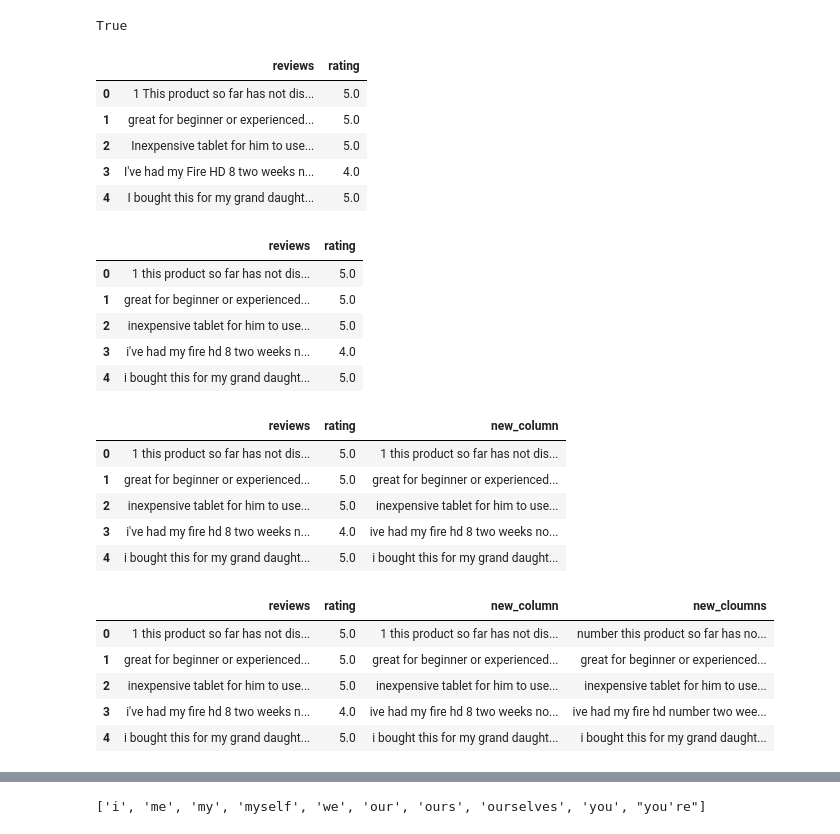
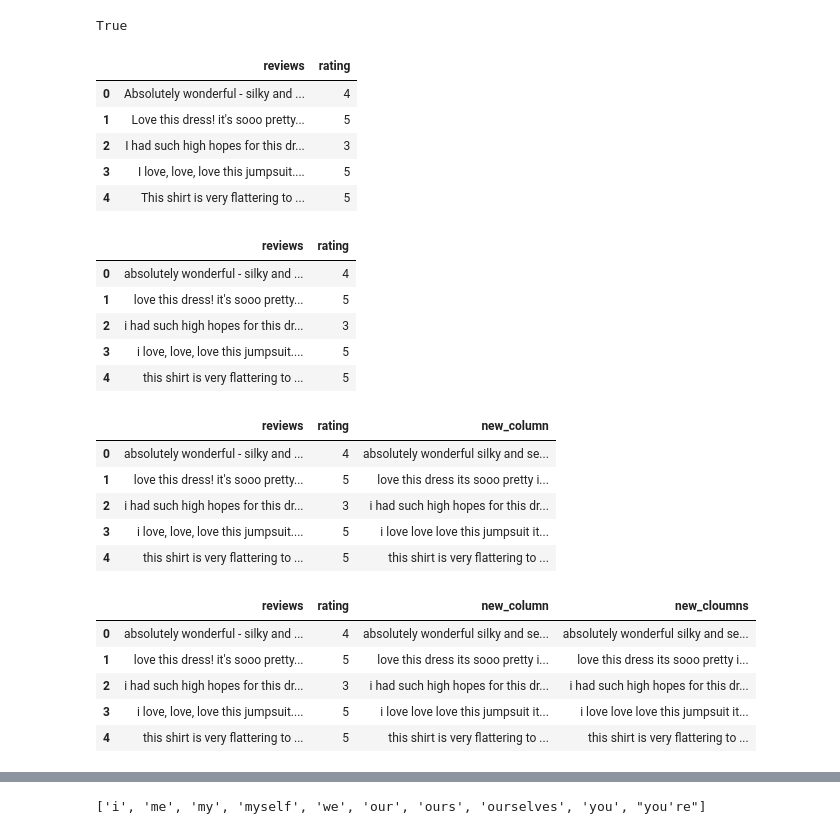
Before and after one commit to Shahibhuwan/Sentiment-analysis-in-python, a Jupyter notebook: take3.ipynb, the cells around one changed output, grey strips where cells are left out. Cells and saved outputs as stored; diff of their text form; code cells hidden in the pictures.

```diff
--- a/take3.ipynb
+++ b/take3.ipynb
@@ -13,28 +13,28 @@ True
 # %%
 import pandas as pd
 pd.set_option('display.max_colwidth',200)
-df=pd.read_csv(r"C:\Users\Dell\Desktop\1429_1.csv",encoding='UTF-8',sep=',')
+df=pd.read_csv(r"C:\Users\Dell\Desktop\Womens Clothing E-Commerce Reviews.csv",encoding='UTF-8',sep=',')
 
 df.drop(['id','title'],axis='columns',inplace=True)
 df.head()
 # %% [output]
 |  | reviews | rating |
-| 0 | 1 This product so far has not dis... | 5.0 |
-| 1 | great for beginner or experienced... | 5.0 |
-| 2 | Inexpensive tablet for him to use... | 5.0 |
-| 3 | I've had my Fire HD 8 two weeks n... | 4.0 |
-| 4 | I bought this for my grand daught... | 5.0 |
+| 0 | Absolutely wonderful - silky and ... | 4 |
+| 1 | Love this dress! it's sooo pretty... | 5 |
+| 2 | I had such high hopes for this dr... | 3 |
+| 3 | I love, love, love this jumpsuit.... | 5 |
+| 4 | This shirt is very flattering to ... | 5 |
 # %%
 df.reviews = df.reviews.astype(str)
 df.reviews = df.reviews.apply(lambda x: x.lower())
 df.head()
 # %% [output]
 |  | reviews | rating |
-| 0 | 1 this product so far has not dis... | 5.0 |
-| 1 | great for beginner or experienced... | 5.0 |
-| 2 | inexpensive tablet for him to use... | 5.0 |
-| 3 | i've had my fire hd 8 two weeks n... | 4.0 |
-| 4 | i bought this for my grand daught... | 5.0 |
+| 0 | absolutely wonderful - silky and ... | 4 |
+| 1 | love this dress! it's sooo pretty... | 5 |
+| 2 | i had such high hopes for this dr... | 3 |
+| 3 | i love, love, love this jumpsuit.... | 5 |
+| 4 | this shirt is very flattering to ... | 5 |
 # %%
 import string
 def remove_punctuations(txt):
@@ -45,21 +45,21 @@ df["new_column"] = df['reviews'].apply(remove_punctuations)
 df.head()
 # %% [output]
 |  | reviews | rating | new_column |
-| 0 | 1 this product so far has not dis... | 5.0 | 1 this product so far has not dis... |
-| 1 | great for beginner or experienced... | 5.0 | great for beginner or experienced... |
-| 2 | inexpensive tablet for him to use... | 5.0 | inexpensive tablet for him to use... |
-| 3 | i've had my fire hd 8 two weeks n... | 4.0 | ive had my fire hd 8 two weeks no... |
-| 4 | i bought this for my grand daught... | 5.0 | i bought this for my grand daught... |
+| 0 | absolutely wonderful - silky and ... | 4 | absolutely wonderful silky and se... |
+| 1 | love this dress! it's sooo pretty... | 5 | love this dress its sooo pretty i... |
+| 2 | i had such high hopes for this dr... | 3 | i had such high hopes for this dr... |
+| 3 | i love, love, love this jumpsuit.... | 5 | i love love love this jumpsuit it... |
+| 4 | this shirt is very flattering to ... | 5 | this shirt is very flattering to ... |
 # %%
 df['new_cloumns'] = df['new_column'].str.replace('\d+', 'number') # to replace no. by ""
 df.head()
 # %% [output]
 |  | reviews | rating | new_column | new_cloumns |
-| 0 | 1 this product so far has not dis... | 5.0 | 1 this product so far has not dis... | number this product so far has no... |
-| 1 | great for beginner or experienced... | 5.0 | great for beginner or experienced... | great for beginner or experienced... |
-| 2 | inexpensive tablet for him to use... | 5.0 | inexpensive tablet for him to use... | inexpensive tablet for him to use... |
-| 3 | i've had my fire hd 8 two weeks n... | 4.0 | ive had my fire hd 8 two weeks no... | ive had my fire hd number two wee... |
-| 4 | i bought this for my grand daught... | 5.0 | i bought this for my grand daught... | i bought this for my grand daught... |
+| 0 | absolutely wonderful - silky and ... | 4 | absolutely wonderful silky and se... | absolutely wonderful silky and se... |
+| 1 | love this dress! it's sooo pretty... | 5 | love this dress its sooo pretty i... | love this dress its sooo pretty i... |
+| 2 | i had such high hopes for this dr... | 3 | i had such high hopes for this dr... | i had such high hopes for this dr... |
+| 3 | i love, love, love this jumpsuit.... | 5 | i love love love this jumpsuit it... | i love love love this jumpsuit it... |
+| 4 | this shirt is very flattering to ... | 5 | this shirt is very flattering to ... | this shirt is very flattering to ... |
 # %%
 import re
 
```
Also changed, not shown: parts of 13 cells of this notebook, 1 other file.
